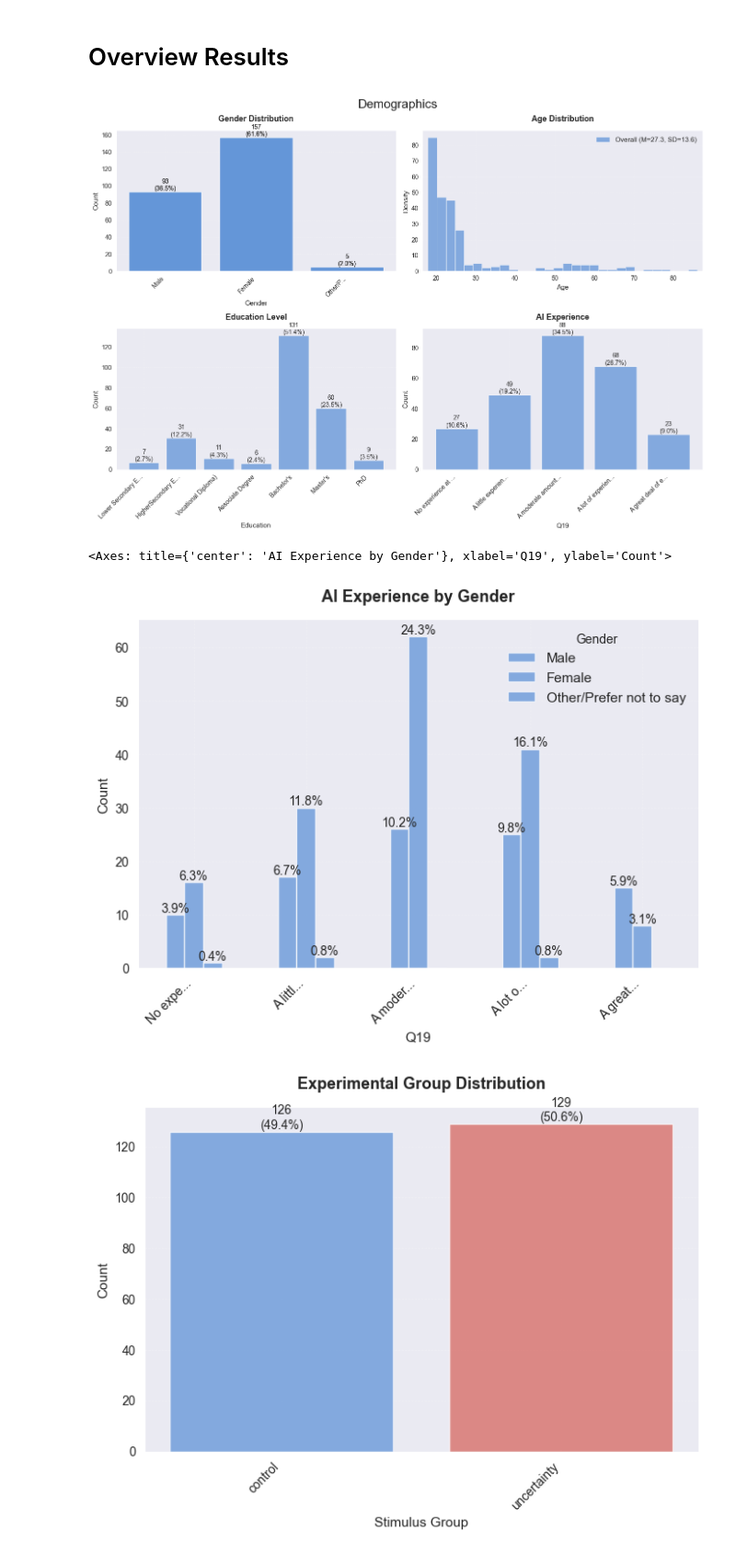
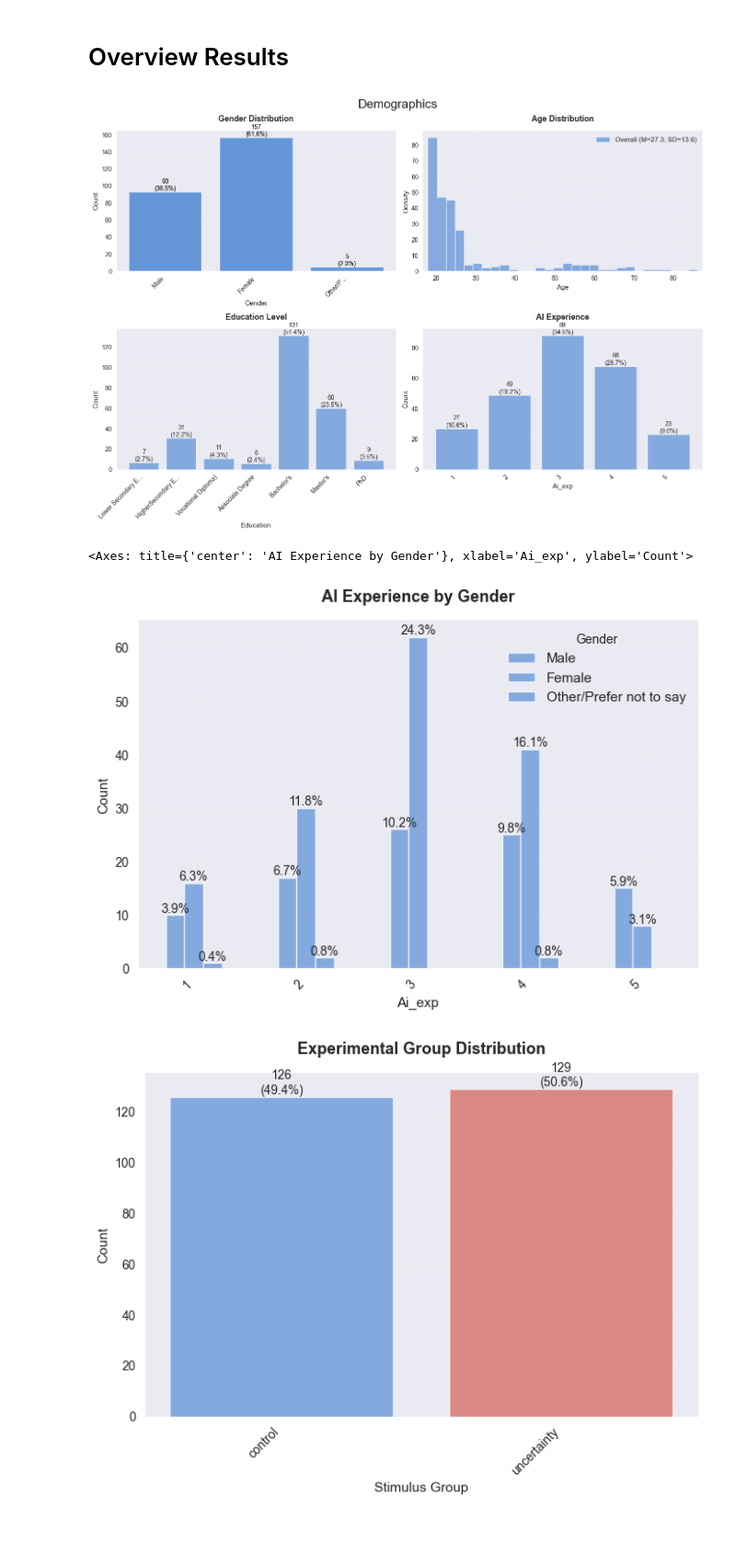
Before and after one commit to TimWiesner99/thesis-analysis, a Jupyter notebook: analysis/overview_results.ipynb, the cells around one changed output. Shown at 92% size. Saved outputs shown, nothing was run; the diff lists cells and outputs as text; code cells hidden in the pictures; blank space fills up the shorter version.

Commit message:
fixed ai_exp variable name in preprocessing; added correlation plot

```diff
--- a/analysis/overview_results.ipynb
+++ b/analysis/overview_results.ipynb
@@ -26,23 +26,23 @@ plot_categorical_bar(data, 'gender', title='Gender Distribution', ax=axes[0], tr
 plot_categorical_bar(data, 'gender', title='Gender Distribution', ax=axes[0], trunc=10)
 plot_continuous_distribution(data, 'age', title='Age Distribution', ax=axes[1])
 plot_categorical_bar(data, 'education', title='Education Level', ax=axes[2])
-plot_categorical_bar(data, 'Q19', title='AI Experience', ax=axes[3])
+plot_categorical_bar(data, 'ai_exp', title='AI Experience', ax=axes[3])
 
 fig.suptitle("Demographics", fontsize=20)
 
 plt.tight_layout()
 plt.show()
 # %% [output]
-[figure, old version]
+[figure, new version]
 # %%
 fig, ax = plt.subplots(figsize=(8, 5))
-plot_categorical_bar(data, 'Q19', group_by='gender',
+plot_categorical_bar(data, 'ai_exp', group_by='gender',
                      title='AI Experience by Gender',
                      test_method='nonparametric',
                      ax=ax, trunc=10, show_absolute=False)
 # %% [output]
-<Axes: title={'center': 'AI Experience by Gender'}, xlabel='Q19', ylabel='Count'>
+<Axes: title={'center': 'AI Experience by Gender'}, xlabel='Ai_exp', ylabel='Count'>
-[figure, old version]
+[figure, new version]
 # %%
 # distribution over experimental groups
 fig, ax = plt.subplots(figsize=(8, 5))
```
Also changed, not shown: parts of 2 cells of this notebook, 8 other files.
